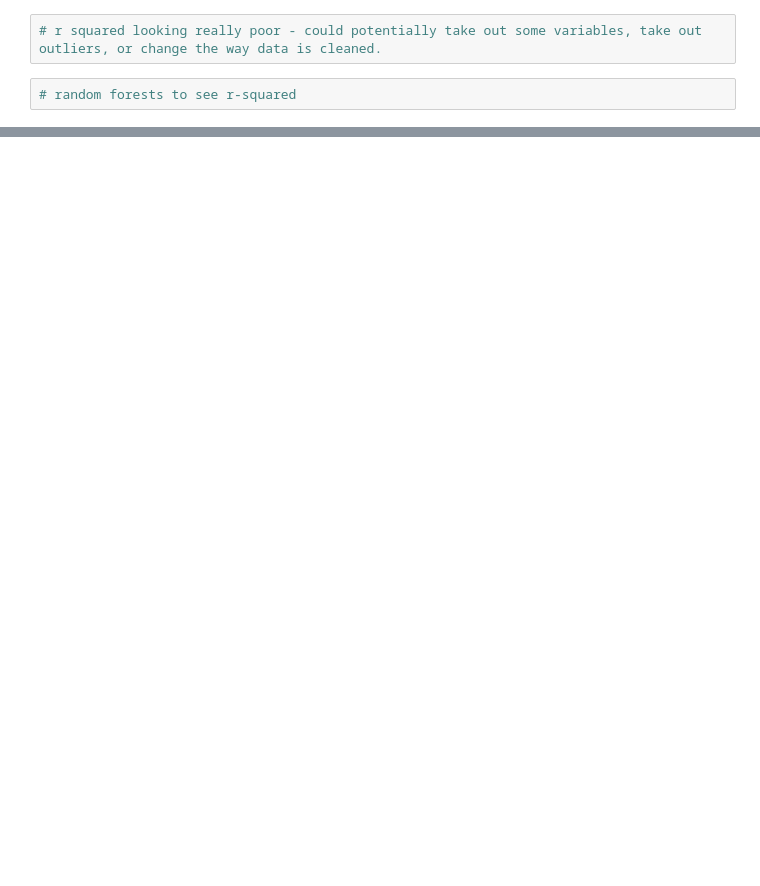
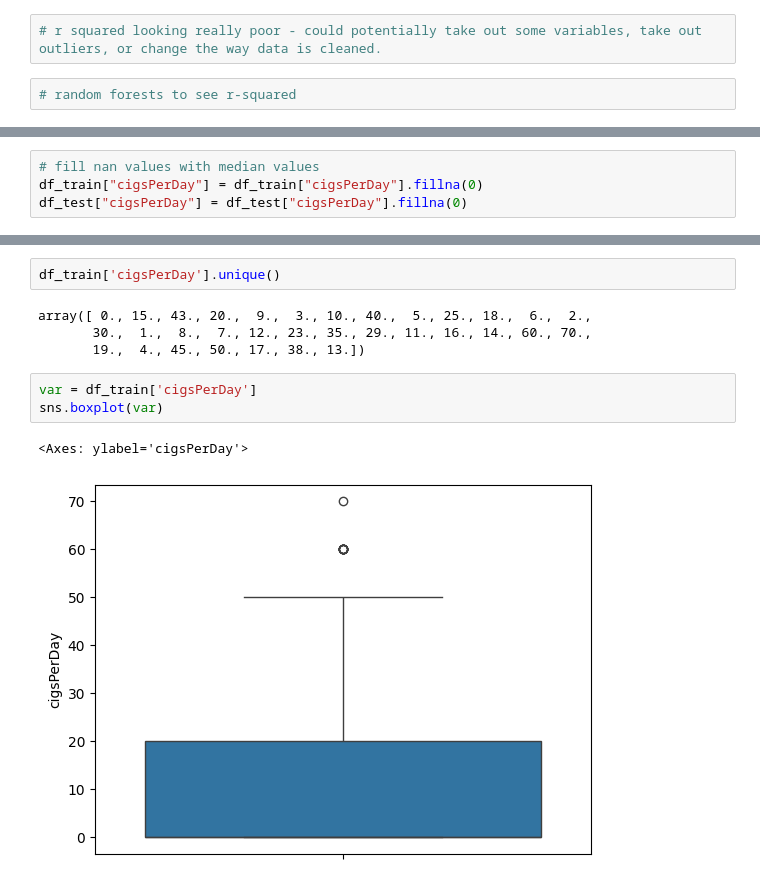
Before and after one commit to ashleyr05/project_chd, a Jupyter notebook: group8proj2.ipynb, the cells around one changed output, grey strips where cells are left out. Saved outputs shown, nothing was run; the diff lists cells and outputs as text; blank space fills up the shorter version.

```diff
--- a/group8proj2.ipynb
+++ b/group8proj2.ipynb
@@ -420,0 +472,4 @@ print(np.quantile(Rsq,.97))
+# %%
+# fill nan values with median values
+df_train["cigsPerDay"] = df_train["cigsPerDay"].fillna(0)
+df_test["cigsPerDay"] = df_test["cigsPerDay"].fillna(0)
@@ -420,0 +488,12 @@ print(np.quantile(Rsq,.97))
+# %%
+df_train['cigsPerDay'].unique()
+# %% [output]
+array([ 0., 15., 43., 20.,  9.,  3., 10., 40.,  5., 25., 18.,  6.,  2.,
+       30.,  1.,  8.,  7., 12., 23., 35., 29., 11., 16., 14., 60., 70.,
+       19.,  4., 45., 50., 17., 38., 13.])
+# %%
+var = df_train['cigsPerDay']
+sns.boxplot(var)
+# %% [output]
+<Axes: ylabel='cigsPerDay'>
+[figure, added]
```
Also changed, not shown: parts of 13 cells of this notebook.
